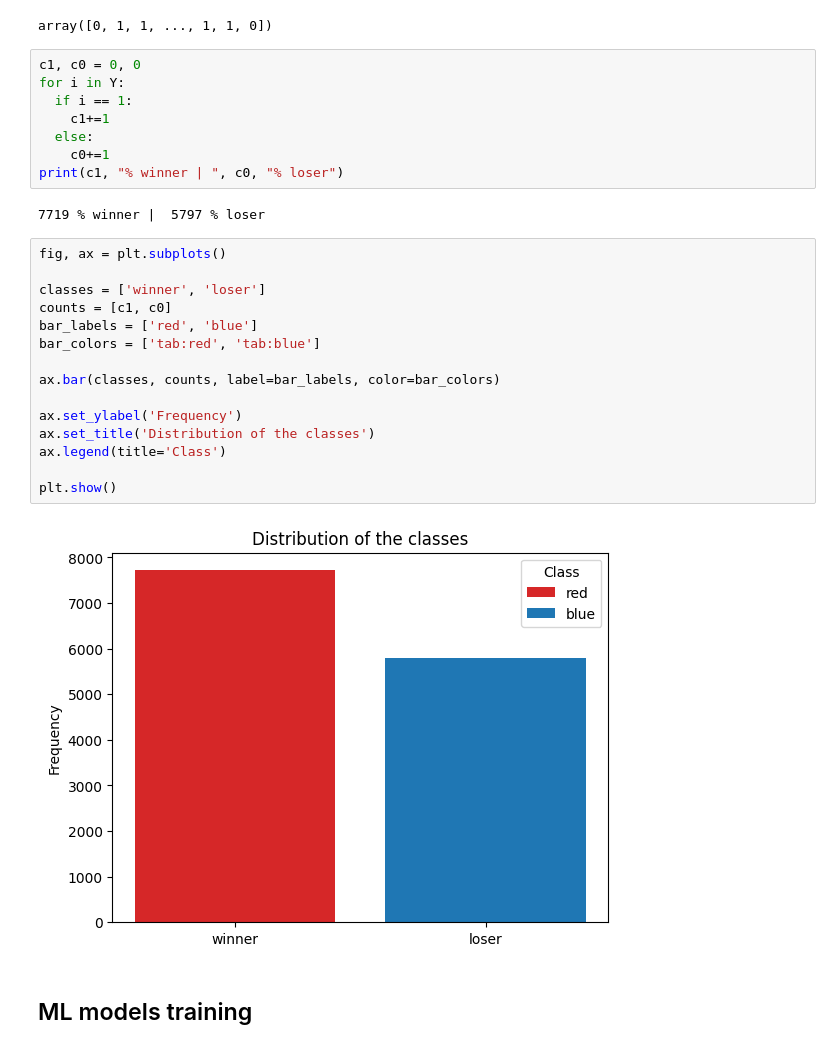
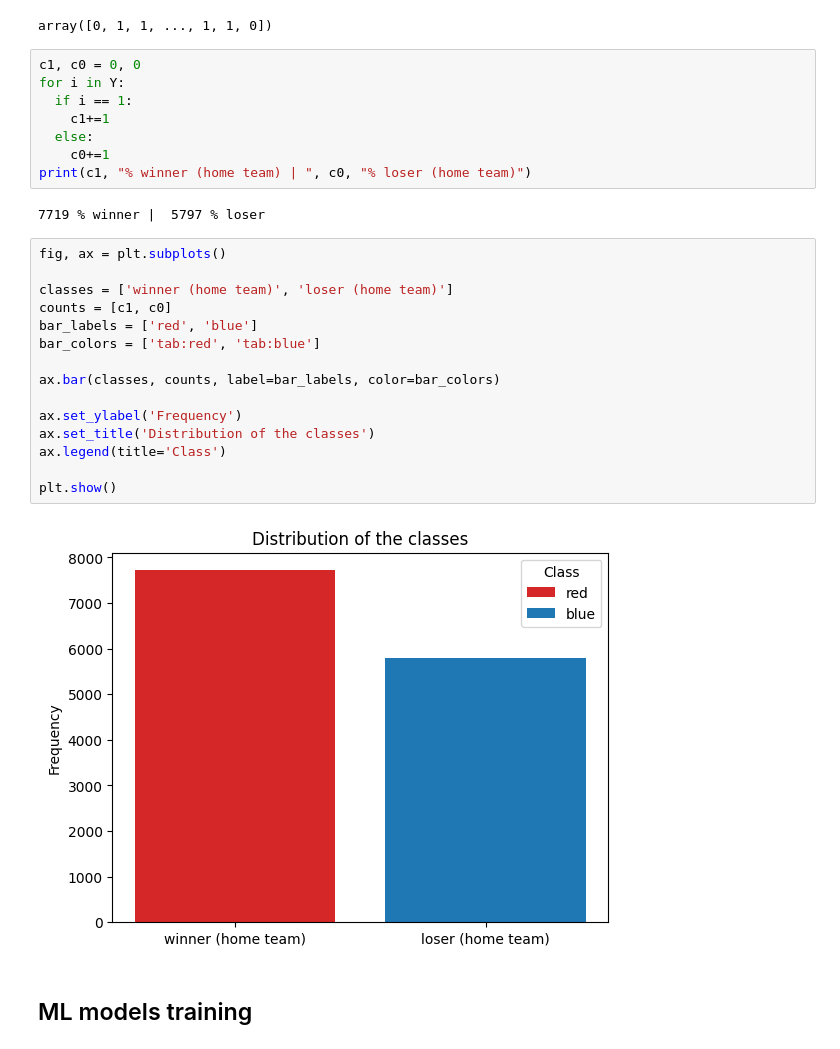
Before and after one commit to ajtamayoh/ML-for-Sports-betting-using-NFL-data, a Jupyter notebook: Getting_the_best_picks_for_bets_(NFL_case).ipynb, the cells around one changed output. Drawn from its saved outputs; the diff is of its cells as text.

```diff
--- a/Getting_the_best_picks_for_bets_(NFL_case).ipynb
+++ b/Getting_the_best_picks_for_bets_(NFL_case).ipynb
@@ -230,26 +233,26 @@ for i in Y:
     c1+=1
   else:
     c0+=1
-print(c1, "% winner | ", c0, "% loser")
+print(c1, "% winner (home team) | ", c0, "% loser (home team)")
 # %% [output]
 7719 % winner |  5797 % loser
 # %%
 fig, ax = plt.subplots()
 
-classes = ['winner', 'loser']
+classes = ['winner (home team)', 'loser (home team)']
 counts = [c1, c0]
 bar_labels = ['red', 'blue']
 bar_colors = ['tab:red', 'tab:blue']
 
 ax.bar(classes, counts, label=bar_labels, color=bar_colors)
 
 ax.set_ylabel('Frequency')
 ax.set_title('Distribution of the classes')
 ax.legend(title='Class')
 
 plt.show()
 # %% [output]
-[figure, old version]
+[figure, new version]
 # %% [markdown]
 ## ML models training
 # %%
```
Also changed, not shown: parts of 1 cell of this notebook.
